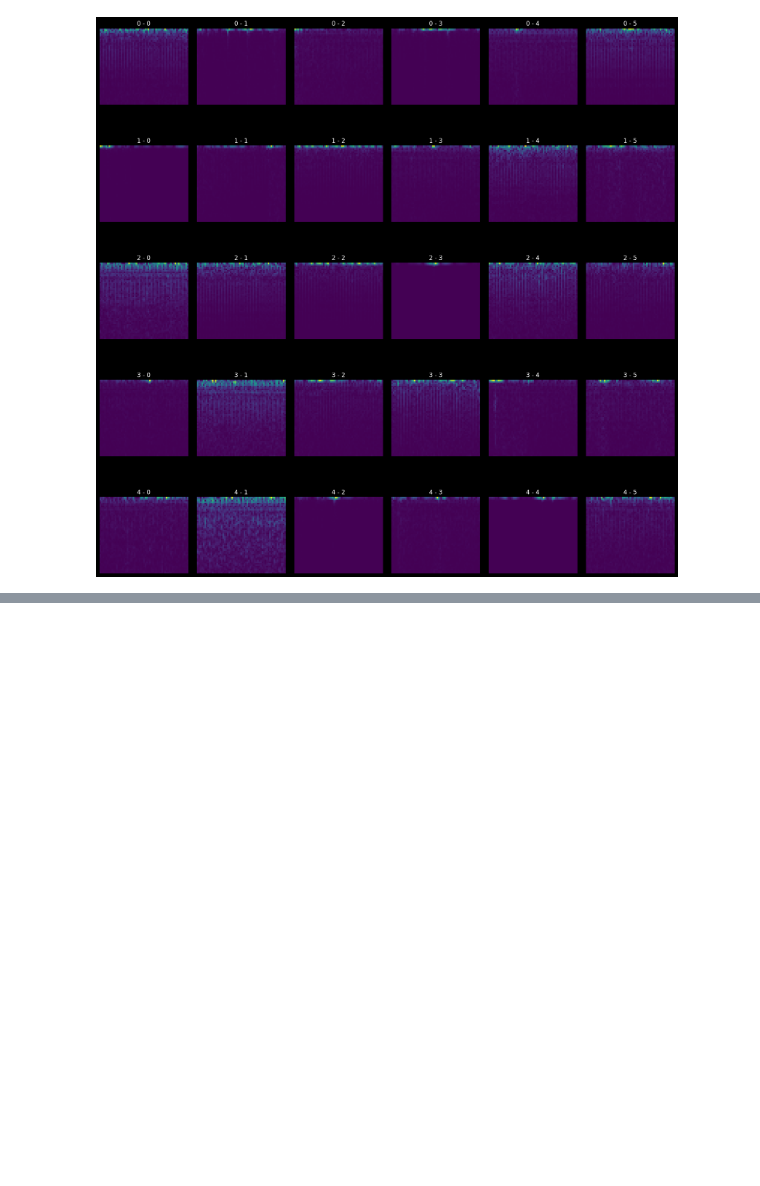
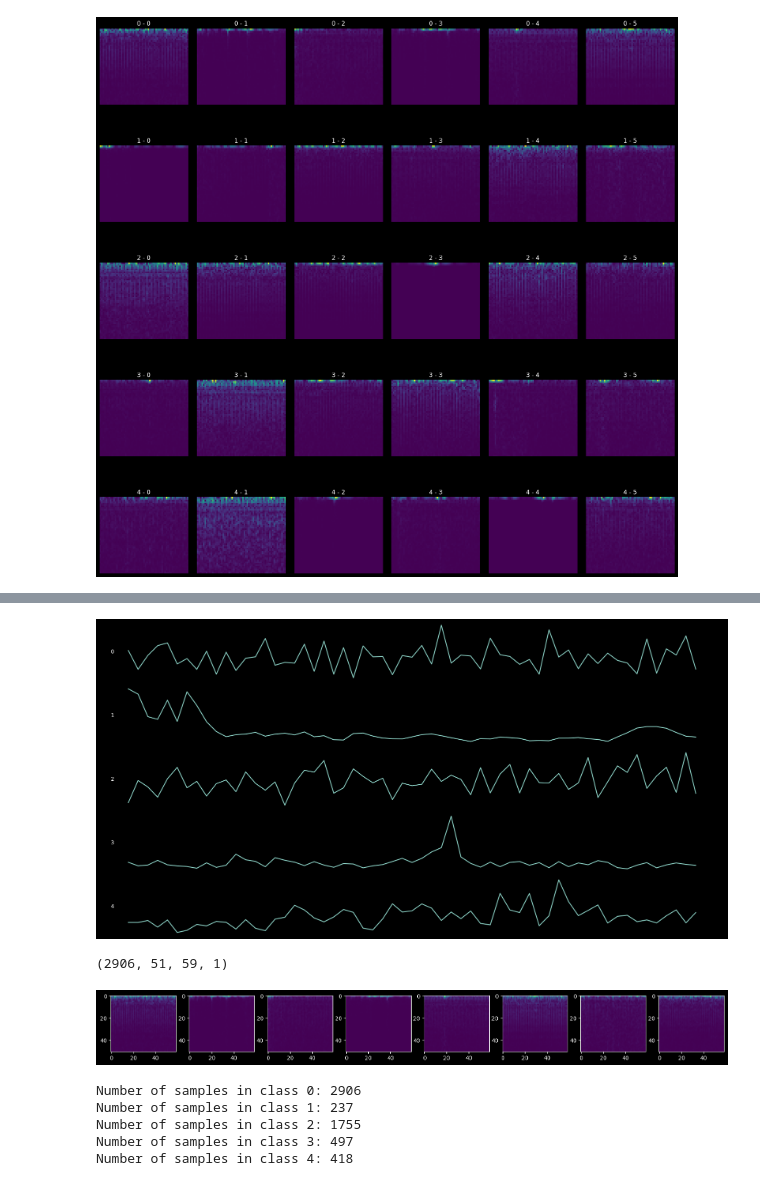
Before and after one commit to ArashAzma/EEG, a Jupyter notebook: learning_data.ipynb, the cells around one changed output, grey strips where cells are left out. Cells and saved outputs as stored; diff of their text form; code cells hidden in the pictures; blank space fills up the shorter version.

```diff
--- a/learning_data.ipynb
+++ b/learning_data.ipynb
@@ -71,0 +165,6 @@ print(data[0][0])
+# %%
+normalized_data = np.squeeze(normalized_data)
+normalized_data[4][0].shape
+
+normalized_data[4][0]
+np.sum(normalized_data[4][0], axis=1)
@@ -71,0 +183,40 @@ print(data[0][0])
+# %%
+columns = 1
+
+fig, axes = plt.subplots(5, columns, figsize=(20, 10))
+
+for i in range(5):
+    for j in range(columns):
+        ax = axes[i]
+        ax.plot(np.sum(normalized_data[i][0], axis=0))
+        ax.axis('off')
+        ax.text(0.02, 0.5, f'{i}', transform=ax.transAxes, ha='center', va='center')
+
+
+plt.subplots_adjust(left=0.1, right=0.9, top=0.9, bottom=0.1, wspace=0.1, hspace=0.1)
+
+plt.show()
+# %% [output]
+[figure, added]
+# %%
+d0 = []
+pa = 'EEG_Data/0'
+for p in os.listdir(pa):
+    paa = os.path.join(pa, p)
+    d0.append(np.load(paa))
+
+d0 = np.array(d0)
+d0.shape
+# %% [output]
+(2906, 51, 59, 1)
+# %%
+row = 1
+columns = 8
+
+fig, axes = plt.subplots(row, columns, figsize=(20, 10))
+
+for i in range(columns):
+    ax = axes[i]
+    ax.imshow(d0[i])
+# %% [output]
+[figure, added]
@@ -72,20 +270,35 @@ print(data[0][0])
 # %%
 X = []
 Y = []
-
+data_path = 'EEG_Data'
 for dir in os.listdir(data_path):
     folder_path = os.path.join(data_path, dir)
     dirs = os.listdir(folder_path)
 
+    print(f'Number of samples in class {dir}: {len(dirs)}')
 
-    for i, file in enumerate(dirs):
-        if i == 10:
-            break
+    xs = []
+    ys = []
+
+    for file in dirs:
         file_path = os.path.join(folder_path, file)
         spectrogram = np.load(file_path)
-        X.append(spectrogram)
-        Y.append(int(dir))
+        xs.append(spectrogram)
+        ys.append(int(dir))
+
+    xs = np.array(xs)
+    ys = np.array(ys)
+
+    X.extend(xs)
+    Y.extend(ys)
 
 X = np.array(X)
-X_normalized = np.array([((x - x.mean()) / (x.std() + 1e-8)) for x in X])
 Y = np.array(Y)
+
+X = np.array([((x - x.mean()) / (x.std() + 1e-8)) for x in X])
+# %% [output]
+Number of samples in class 0: 2906
+Number of samples in class 1: 237
+Number of samples in class 2: 1755
+Number of samples in class 3: 497
+Number of samples in class 4: 418
```
Also changed, not shown: parts of 24 cells of this notebook, 2 other files.
